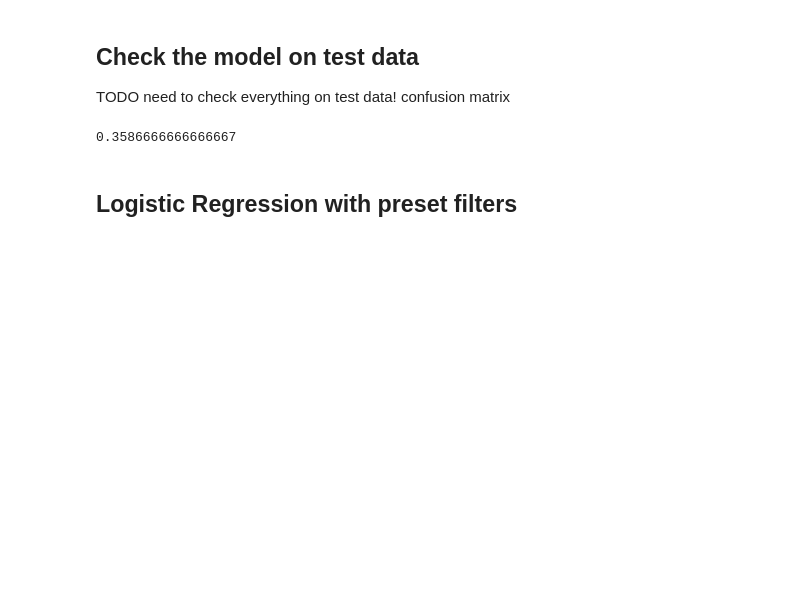
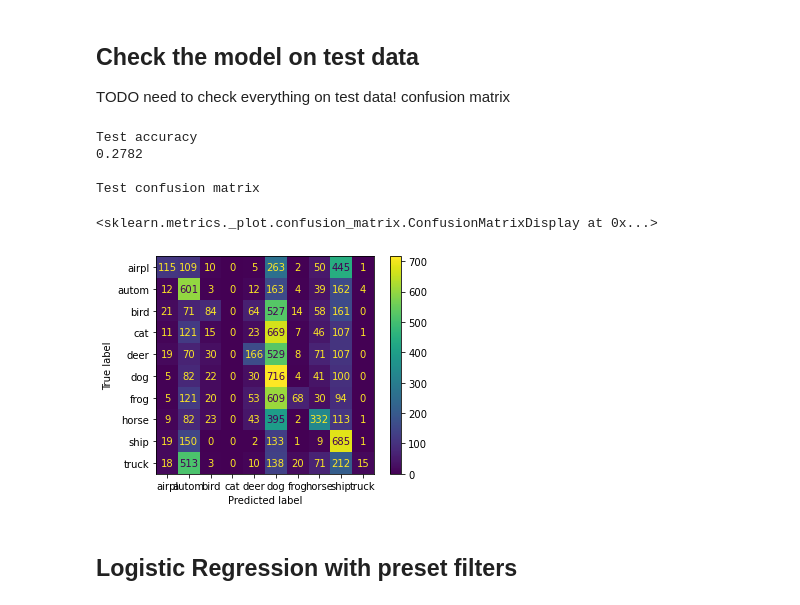
Before and after one commit to constantinpape/training-deep-learning-models-for-vison, a Jupyter notebook: day1/2_logistic_regression.ipynb, the cells around one changed output. Saved outputs shown, nothing was run; the diff lists cells and outputs as text; code cells hidden in the pictures; blank space fills up the shorter version.

```diff
--- a/day1/2_logistic_regression.ipynb
+++ b/day1/2_logistic_regression.ipynb
@@ -267,8 +276,10 @@ UsageError: Line magic function `%tensorboard` not found.
 # %%
+from tqdm import trange
 n_epochs = 4
-for epoch in range(n_epochs):
+for epoch in trange(n_epochs):
     train(model, train_loader, loss_function, optimizer,
           device, epoch, tb_logger=tb_logger)
     step = (epoch + 1) * len(train_loader)
-    validate(model, val_loader, loss_function, device, epoch, step,
+    validate(model, val_loader, loss_function,
+             device, step,
              tb_logger=tb_logger)
@@ -305,19 +291,30 @@ val_loader = DataLoader(val_dataset, batch_size=25)
-# %%
-def validate(model, loader):
-    correct = 0
-    with torch.no_grad():
-        for x, y in loader:
-            prediction = model(x)
-            # compute the most likely class predictions
-            prediction = prediction.max(1, keepdim=True)[1]
-            correct += prediction.eq(y.view_as(prediction)).sum().item()
-    accuracy = correct / len(loader.dataset)
-    return accuracy
-# %%
-model_accuracy = validate(model, val_loader)
-print(model_accuracy)
-# %% [output]
-0.3586666666666667
+# %%
+test_images, test_labels = utils.load_cifar(os.path.join(cifar_dir, 'test'))
+# %%
+test_dataset = utils.DatasetWithTransform(test_images, test_labels,
+                                          transform=trafos)
+test_loader = DataLoader(test_dataset, batch_size=25)
+# %%
+test_predictions, test_labels = validate(model, test_loader, loss_function,
+                                         device, 0, tb_logger=None)
+accuracy = metrics.accuracy_score(test_labels, test_predictions)
+print("Test accuracy")
+print(accuracy)
+print()
+cmatrix = metrics.confusion_matrix(test_labels, test_predictions)
+# make it pretty
+print("Test confusion matrix")
+categories_short = [category[:5] for category in categories]
+disp = metrics.ConfusionMatrixDisplay(confusion_matrix=cmatrix,
+                                      display_labels=categories_short)
+disp.plot()
+# %% [output]
+Test accuracy
+0.2782
+
+Test confusion matrix
+<sklearn.metrics._plot.confusion_matrix.ConfusionMatrixDisplay at 0x...>
+[figure, added]
 # %% [markdown]
 ## Logistic Regression with preset filters
 # %%
```
Also changed, not shown: parts of 22 cells of this notebook, 3 other files.
